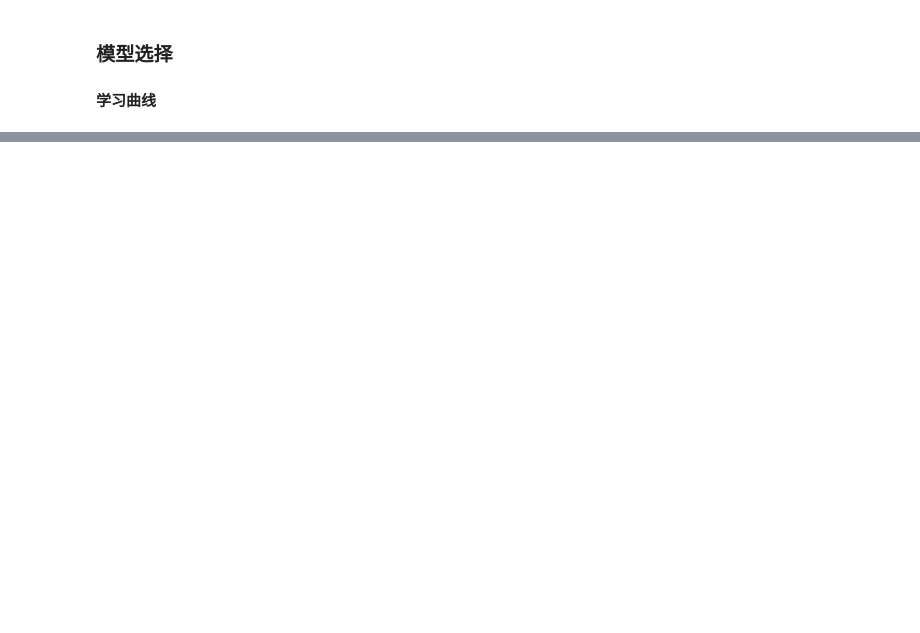
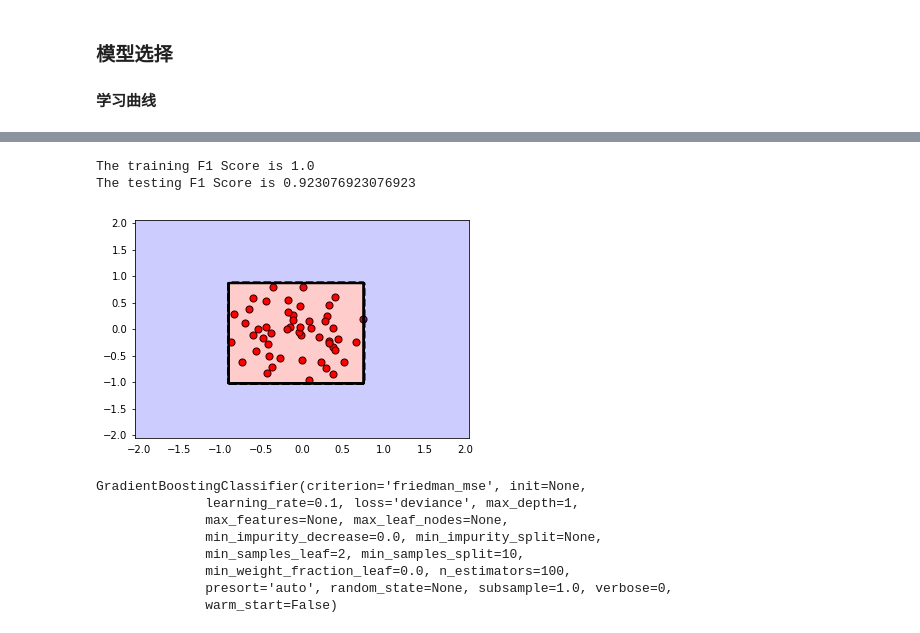
Before and after one commit to DepInjoy/PythonGrammarFoundation, a Jupyter notebook: jupyters/ML_Classifier.ipynb, the cells around one changed output, grey strips where cells are left out. Saved outputs shown, nothing was run; the diff lists cells and outputs as text; code cells hidden in the pictures; blank space fills up the shorter version.

```diff
--- a/jupyters/ML_Classifier.ipynb
+++ b/jupyters/ML_Classifier.ipynb
@@ -149,0 +334,69 @@ data.shape
+# %%
+from sklearn.tree import DecisionTreeClassifier
+from sklearn.metrics import make_scorer
+from sklearn.model_selection import GridSearchCV
+from sklearn.metrics import f1_score
+
+DTClassifier = DecisionTreeClassifier(random_state=42)
+
+'''
+定义参数来进行网格搜索
+'''
+parameters = {
+    "max_depth"              : [1,2,3,4],
+    "min_samples_leaf"    :  [2],
+    "min_samples_split"   :  [10]
+}
+
+'''
+定义评估指标为模型制作计分器
+'''
+scorer = make_scorer(f1_score)
+
+'''
+使用参数和记分器创建GridSearchCV对象，并在分类器上执行网格搜索寻找最优参数。
+'''
+grid_obj = GridSearchCV(DTClassififer, parameters, scoring=scorer)
+grid_fit = grid_obj.fit(X, y)
+
+'''
+获得最佳估算器 (estimator)
+'''
+best_clf = grid_fit.best_estimator_
+
+'''
+将数据拟合到新的分类器
+'''
+best_clf.fit(X_train, y_train)
+
+'''
+使用新的模型进行数据预测
+'''
+best_train_predictions = best_clf.predict(X_train)
+best_test_predictions = best_clf.predict(X_test)
+
+'''
+计算新模型的F1 Score
+'''
+print('The training F1 Score is', f1_score(best_train_predictions, y_train))
+print('The testing F1 Score is', f1_score(best_test_predictions, y_test))
+
+'''
+绘制新的模型图, 如果模型不太好，请尝试更改参数的范围并再次拟合。
+'''
+plot_model(X, y, best_clf)
+
+# Let's also explore what parameters ended up being used in the new model.
+best_clf
+# %% [output]
+The training F1 Score is 1.0
+The testing F1 Score is 0.923076923076923
+[figure, added]
+GradientBoostingClassifier(criterion='friedman_mse', init=None,
+              learning_rate=0.1, loss='deviance', max_depth=1,
+              max_features=None, max_leaf_nodes=None,
+              min_impurity_decrease=0.0, min_impurity_split=None,
+              min_samples_leaf=2, min_samples_split=10,
+              min_weight_fraction_leaf=0.0, n_estimators=100,
+              presort='auto', random_state=None, subsample=1.0, verbose=0,
+              warm_start=False)
```
Also changed, not shown: parts of 12 cells of this notebook.
